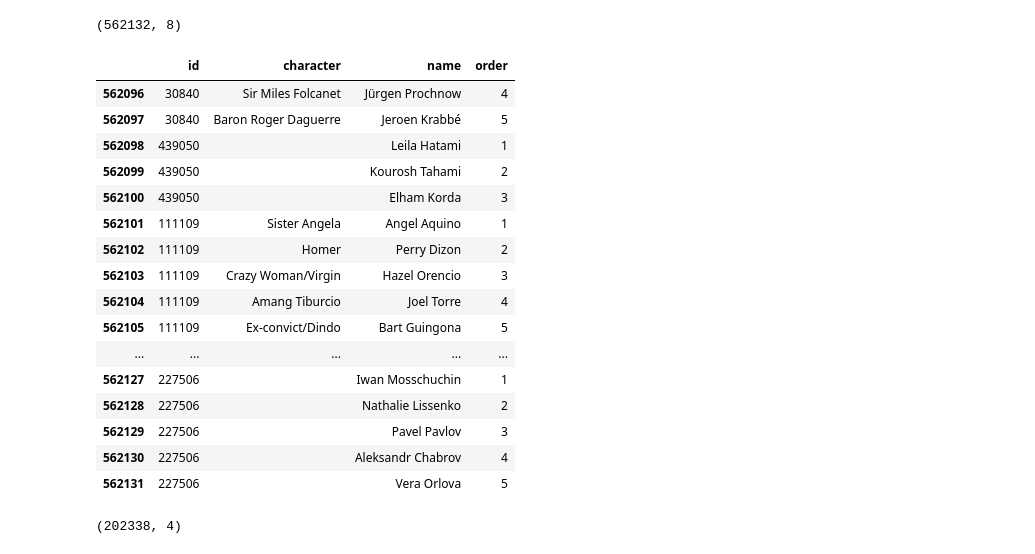
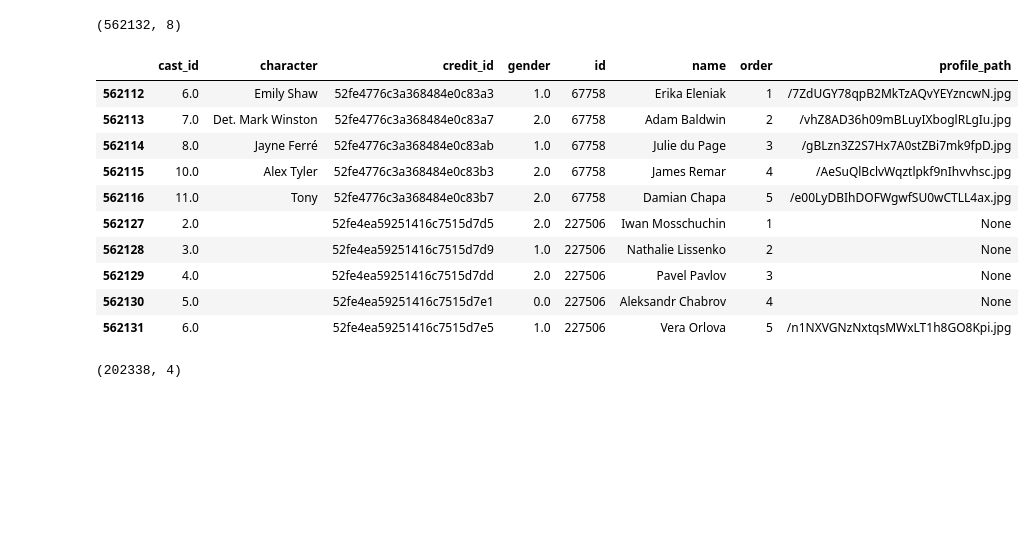
Before and after one commit to Anavig14/Anavig14-P1-Individual, a Jupyter notebook: ELT_dataset.ipynb, the cells around one changed output. Drawn from its saved outputs; the diff is of its cells as text; code cells hidden in the pictures; blank space fills up the shorter version.

```diff
--- a/ELT_dataset.ipynb
+++ b/ELT_dataset.ipynb
@@ -119,3 +130,17 @@ df_cast.shape #Para verificar el tamaño del nuevo data frame
+# %%
+df_cast.tail(10)
+# %% [output]
+|  | cast_id | character | credit_id | gender | id | name | order | profile_path |
+| 562112 | 6.0 | Emily Shaw | 52fe4776c3a368484e0c83a3 | 1.0 | 67758 | Erika Eleniak | 1 | /7ZdUGY78qpB2MkTzAQvYEYzncwN.jpg |
+| 562113 | 7.0 | Det. Mark Winston | 52fe4776c3a368484e0c83a7 | 2.0 | 67758 | Adam Baldwin | 2 | /vhZ8AD36h09mBLuyIXboglRLgIu.jpg |
+| 562114 | 8.0 | Jayne Ferré | 52fe4776c3a368484e0c83ab | 1.0 | 67758 | Julie du Page | 3 | /gBLzn3Z2S7Hx7A0stZBi7mk9fpD.jpg |
+| 562115 | 10.0 | Alex Tyler | 52fe4776c3a368484e0c83b3 | 2.0 | 67758 | James Remar | 4 | /AeSuQlBclvWqztlpkf9nIhvvhsc.jpg |
+| 562116 | 11.0 | Tony | 52fe4776c3a368484e0c83b7 | 2.0 | 67758 | Damian Chapa | 5 | /e00LyDBIhDOFWgwfSU0wCTLL4ax.jpg |
+| 562127 | 2.0 |  | 52fe4ea59251416c7515d7d5 | 2.0 | 227506 | Iwan Mosschuchin | 1 | None |
+| 562128 | 3.0 |  | 52fe4ea59251416c7515d7d9 | 1.0 | 227506 | Nathalie Lissenko | 2 | None |
+| 562129 | 4.0 |  | 52fe4ea59251416c7515d7dd | 2.0 | 227506 | Pavel Pavlov | 3 | None |
+| 562130 | 5.0 |  | 52fe4ea59251416c7515d7e1 | 0.0 | 227506 | Aleksandr Chabrov | 4 | None |
+| 562131 | 6.0 |  | 52fe4ea59251416c7515d7e5 | 1.0 | 227506 | Vera Orlova | 5 | /n1NXVGNzNxtqsMWxLT1h8GO8Kpi.jpg |
 # %%
 df_cast = df_cast[['id'] + [col for col in df_cast.columns if col != 'id']] #Dejo de primera la columna "id"
 df_cast = df_cast.drop(columns=['credit_id', 'gender', 'cast_id', 'profile_path']) #Elimino las columnas innecesarias
@@ -124,20 +146,0 @@ df_cast = df_cast[df_cast['order'].between(1, 5)] # Filtrar los primeros 5 actor
-# %%
-df_cast.tail(20)
-# %% [output]
-|  | id | character | name | order |
-| 562096 | 30840 | Sir Miles Folcanet | Jürgen Prochnow | 4 |
-| 562097 | 30840 | Baron Roger Daguerre | Jeroen Krabbé | 5 |
-| 562098 | 439050 |  | Leila Hatami | 1 |
-| 562099 | 439050 |  | Kourosh Tahami | 2 |
-| 562100 | 439050 |  | Elham Korda | 3 |
-| 562101 | 111109 | Sister Angela | Angel Aquino | 1 |
-| 562102 | 111109 | Homer | Perry Dizon | 2 |
-| 562103 | 111109 | Crazy Woman/Virgin | Hazel Orencio | 3 |
-| 562104 | 111109 | Amang Tiburcio | Joel Torre | 4 |
-| 562105 | 111109 | Ex-convict/Dindo | Bart Guingona | 5 |
-| ... | ... | ... | ... | ... |
-| 562127 | 227506 |  | Iwan Mosschuchin | 1 |
-| 562128 | 227506 |  | Nathalie Lissenko | 2 |
-| 562129 | 227506 |  | Pavel Pavlov | 3 |
-| 562130 | 227506 |  | Aleksandr Chabrov | 4 |
-| 562131 | 227506 |  | Vera Orlova | 5 |
```
Also changed, not shown: parts of 27 cells of this notebook.
